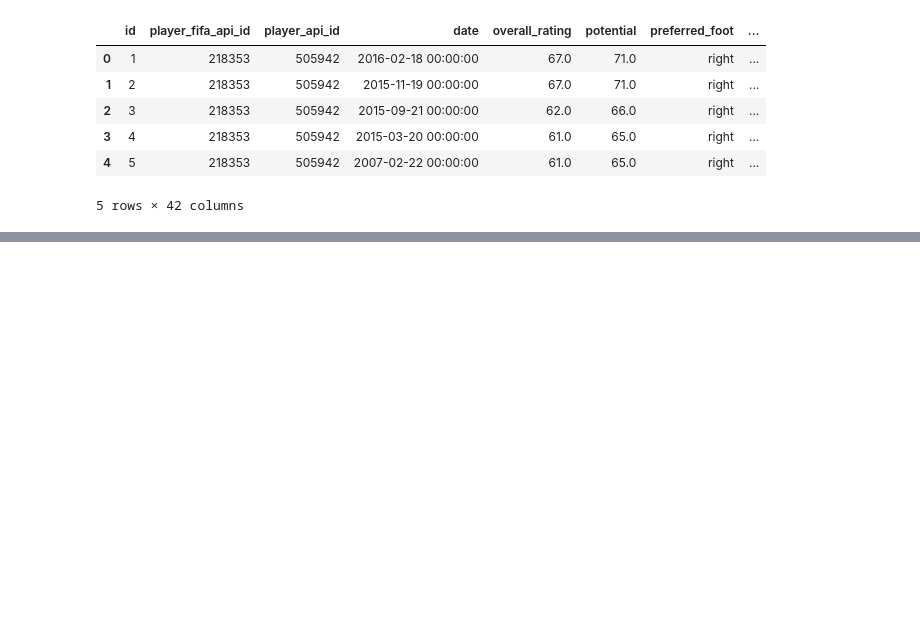
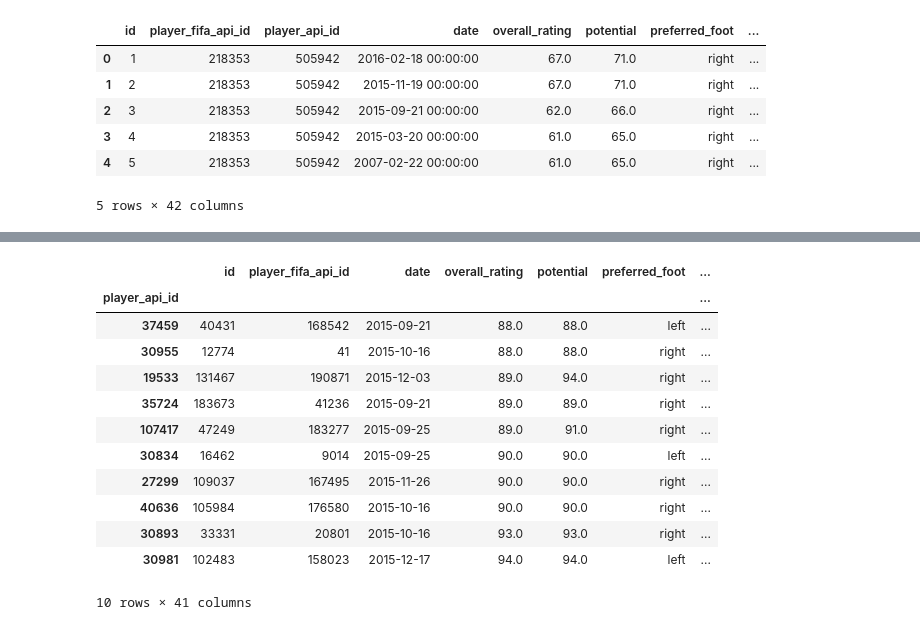
Before and after one commit to abhiksark/Udacity-DataAnalyst-Nanodegree, a Jupyter notebook: football_analysis/EDA.ipynb, the cells around one changed output, grey strips where cells are left out. Drawn from its saved outputs; the diff is of its cells as text; code cells hidden in the pictures; blank space fills up the shorter version.

```diff
--- a/football_analysis/EDA.ipynb
+++ b/football_analysis/EDA.ipynb
@@ -181,0 +252,18 @@ df_player_attributes.head()
+# %%
+df_comb_player_2015 = df_comb_player[df_comb_player['date'].dt.year == 2015]
+df_comb_player_2015 = df_comb_player_2015.sort_values('date').groupby('player_api_id').last()
+df_comb_player_2015.sort_values('overall_rating').tail(10)
+# %% [output]
+|  | id | player_fifa_api_id | date | overall_rating | potential | preferred_foot | ... |
+| player_api_id |  |  |  |  |  |  | ... |
+| 37459 | 40431 | 168542 | 2015-09-21 | 88.0 | 88.0 | left | ... |
+| 30955 | 12774 | 41 | 2015-10-16 | 88.0 | 88.0 | right | ... |
+| 19533 | 131467 | 190871 | 2015-12-03 | 89.0 | 94.0 | right | ... |
+| 35724 | 183673 | 41236 | 2015-09-21 | 89.0 | 89.0 | right | ... |
+| 107417 | 47249 | 183277 | 2015-09-25 | 89.0 | 91.0 | right | ... |
+| 30834 | 16462 | 9014 | 2015-09-25 | 90.0 | 90.0 | left | ... |
+| 27299 | 109037 | 167495 | 2015-11-26 | 90.0 | 90.0 | right | ... |
+| 40636 | 105984 | 176580 | 2015-10-16 | 90.0 | 90.0 | right | ... |
+| 30893 | 33331 | 20801 | 2015-10-16 | 93.0 | 93.0 | right | ... |
+| 30981 | 102483 | 158023 | 2015-12-17 | 94.0 | 94.0 | left | ... |
+10 rows × 41 columns
```
Also changed, not shown: parts of 43 cells of this notebook.
